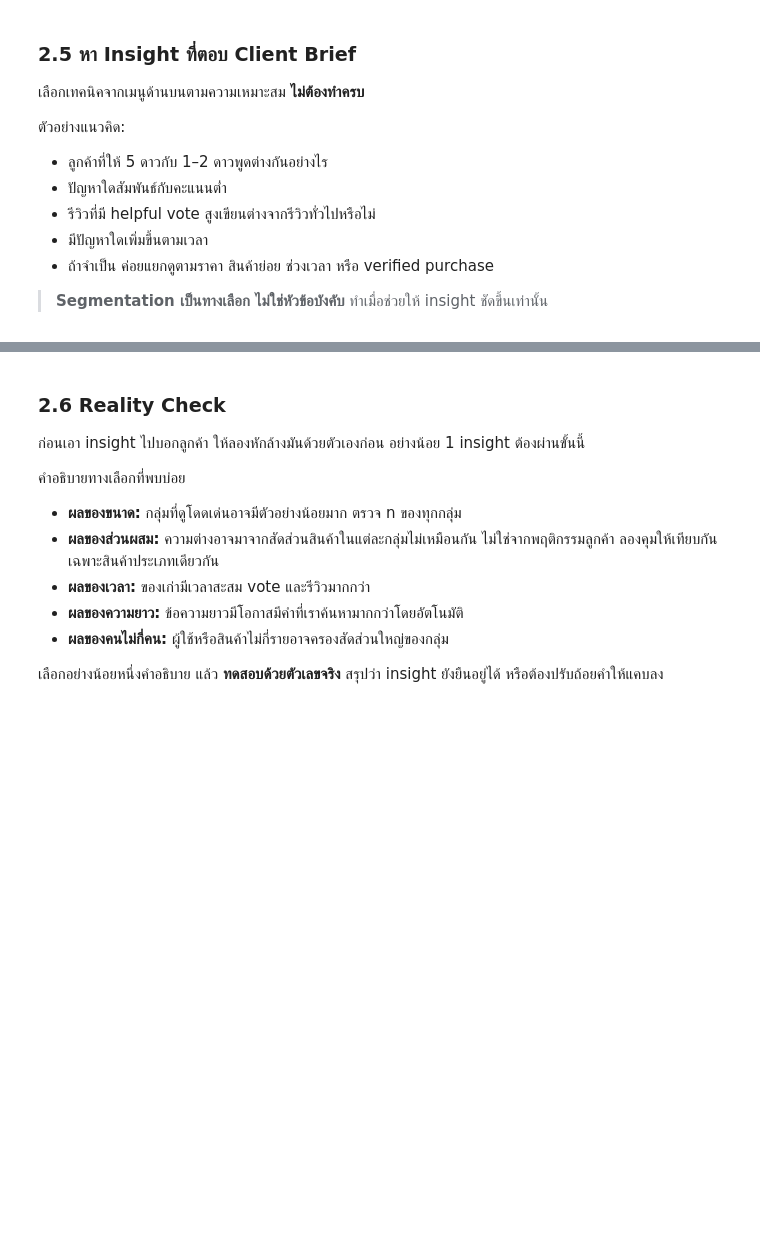
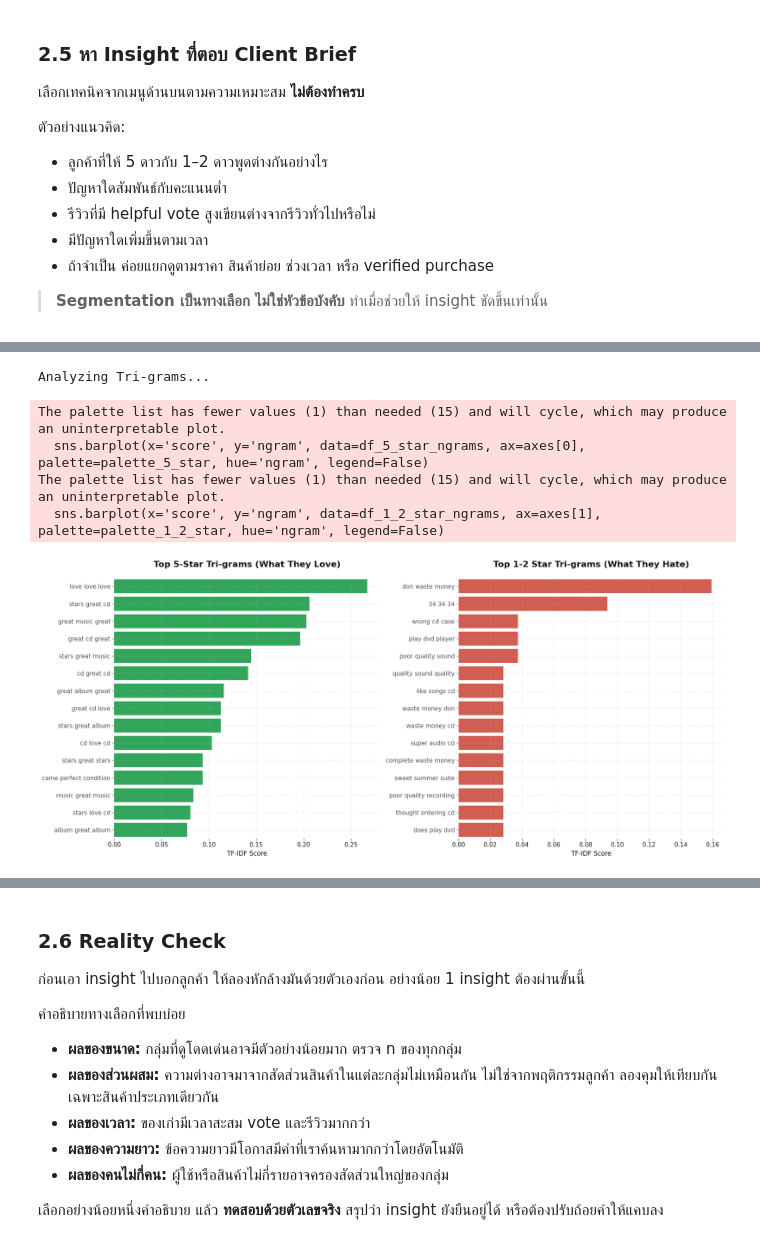
Before and after one commit to audomsak-pypy/Project1-Text_Analytics69, a Jupyter notebook: Project1_Text_Analytics69_Teams.ipynb, the cells around one changed output, grey strips where cells are left out. Cells and saved outputs as stored; diff of their text form; code cells hidden in the pictures; blank space fills up the shorter version.

```diff
--- a/Project1_Text_Analytics69_Teams.ipynb
+++ b/Project1_Text_Analytics69_Teams.ipynb
@@ -783,0 +924,14 @@ helffull review
+# %%
+import pandas as pd
+
+# 1. แบ่งกลุ่ม Rating
+df_joined['rating_group'] = df_joined['rating'].apply(
+    lambda x: 'High (5★)' if x == 5 else ('Low (1-2★)' if x <= 2 else 'Mid (3-4★)')
+)
+
+# Filter for verified purchases only
+df_verified_only = df_joined[df_joined['verified_purchase'] == True].copy()
+
+# 2. เปรียบเทียบสัดส่วนการพูดถึง Aspect ต่างๆ และความยาวรีวิว
+comparison = df_verified_only.groupby('rating_group')[['review_length', 'mention_sound']].mean()
+display(comparison)
@@ -783,0 +969,55 @@ helffull review
+# %%
+# Filter reviews for 5-star and 1-2-star ratings
+df_5_star_filtered = df_joined[(df_joined['rating'] == 5.0) & (df_joined['verified_purchase'] == True)].copy()
+df_1_2_star_filtered = df_joined[(df_joined['rating'].isin([1.0, 2.0])) & (df_joined['verified_purchase'] == True)].copy()
+
+# Combine text from each group
+text_5_star = ' '.join(df_5_star_filtered['cleaned_text'].astype(str).tolist())
+text_1_2_star = ' '.join(df_1_2_star_filtered['cleaned_text'].astype(str).tolist())
+
+def get_top_ngrams_tfidf(text_corpus, n_range, top_n=10):
+    vectorizer = TfidfVectorizer(ngram_range=n_range, stop_words='english', max_features=10000) # Use max_features to limit vocabulary
+    tfidf_matrix = vectorizer.fit_transform([text_corpus])
+    feature_names = vectorizer.get_feature_names_out()
+
+    # Sum TF-IDF scores for each n-gram
+    scores = tfidf_matrix.sum(axis=0).A1
+
+    # Create a DataFrame for easy sorting
+    ngram_scores = pd.DataFrame({'ngram': feature_names, 'score': scores})
+    return ngram_scores.sort_values(by='score', ascending=False).head(top_n)
+
+
+# --- Tri-grams ---
+print('Analyzing Tri-grams...')
+top_trigrams_5_star = get_top_ngrams_tfidf(text_5_star, (3, 3), top_n=15)
+top_trigrams_1_2_star = get_top_ngrams_tfidf(text_1_2_star, (3, 3), top_n=15)
+
+# Plotting function for contrastive n-grams
+def plot_contrastive_ngrams(df_5_star_ngrams, df_1_2_star_ngrams, title_suffix):
+    fig, axes = plt.subplots(1, 2, figsize=(18, 8))
+
+    # Spotify Green palette for 5-star (positive) and Dark Green/Red for 1-2-star (negative)
+    palette_5_star = sns.color_palette(["#1DB954"]) # Bright Green
+    palette_1_2_star = sns.color_palette(["#e74c3c"]) # A distinct red for contrast
+
+    # Plot 5-star n-grams
+    sns.barplot(x='score', y='ngram', data=df_5_star_ngrams, ax=axes[0], palette=palette_5_star, hue='ngram', legend=False)
+    apply_spotify_style(axes[0], f'Top 5-Star {title_suffix} (What They Love)', xlabel='TF-IDF Score', ylabel='')
+    axes[0].tick_params(axis='x', colors='#191414') # Ensure x-axis ticks are dark
+
+    # Plot 1-2-star n-grams
+    sns.barplot(x='score', y='ngram', data=df_1_2_star_ngrams, ax=axes[1], palette=palette_1_2_star, hue='ngram', legend=False)
+    apply_spotify_style(axes[1], f'Top 1-2 Star {title_suffix} (What They Hate)', xlabel='TF-IDF Score', ylabel='')
+    axes[1].tick_params(axis='x', colors='#191414') # Ensure x-axis ticks are dark
+
+    plt.show()
+
+plot_contrastive_ngrams(top_trigrams_5_star, top_trigrams_1_2_star, 'Tri-grams')
+# %% [output]
+Analyzing Tri-grams...
+The palette list has fewer values (1) than needed (15) and will cycle, which may produce an uninterpretable plot.
+  sns.barplot(x='score', y='ngram', data=df_5_star_ngrams, ax=axes[0], palette=palette_5_star, hue='ngram', legend=False)
+The palette list has fewer values (1) than needed (15) and will cycle, which may produce an uninterpretable plot.
+  sns.barplot(x='score', y='ngram', data=df_1_2_star_ngrams, ax=axes[1], palette=palette_1_2_star, hue='ngram', legend=False)
+[figure, added]
```
Also changed, not shown: parts of 17 cells of this notebook.
